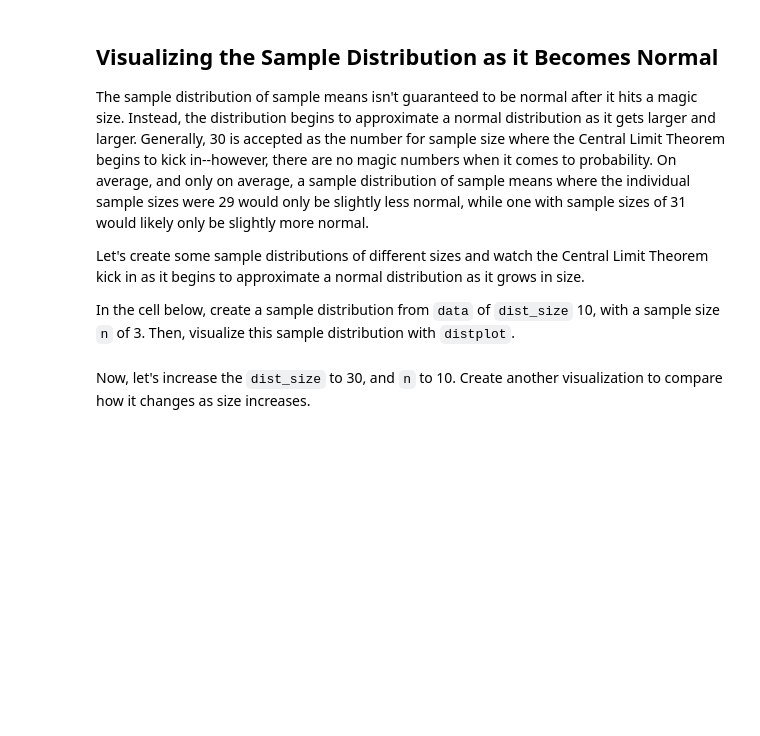
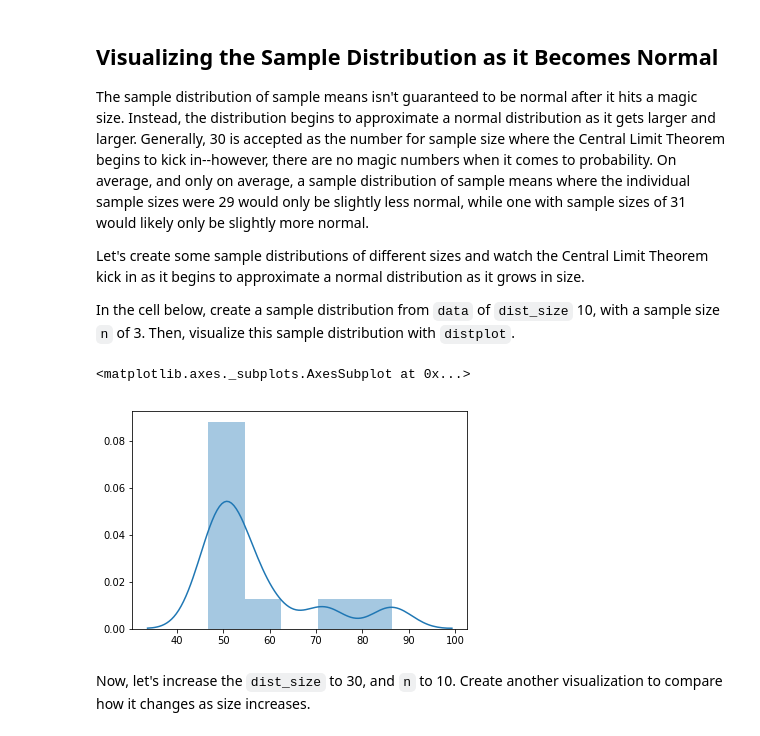
Before and after one commit to lindseyberlin/dsc-central-limit-theorem-lab-houston-ds-042219, a Jupyter notebook: index.ipynb, the cells around one changed output. Saved outputs shown, nothing was run; the diff lists cells and outputs as text; code cells hidden in the pictures; blank space fills up the shorter version.

```diff
--- a/index.ipynb
+++ b/index.ipynb
@@ -119,9 +119,12 @@ Let's create some sample distributions of different sizes and watch the Central
 
 In the cell below, create a sample distribution from `data` of `dist_size` 10, with a sample size `n` of 3. Then, visualize this sample distribution with `distplot`.
 # %%
-sample_10_3create_sample_distribution(df, 10, 3)
+sample_10_3 = create_sample_distribution(df, 10, 3)
 
-sns.distplot()
+sns.distplot(sample_10_3)
+# %% [output]
+<matplotlib.axes._subplots.AxesSubplot at 0x...>
+[figure, added]
 # %% [markdown]
 Now, let's increase the `dist_size` to 30, and `n` to 10.  Create another visualization to compare how it changes as size increases.
 # %% [markdown]
```
